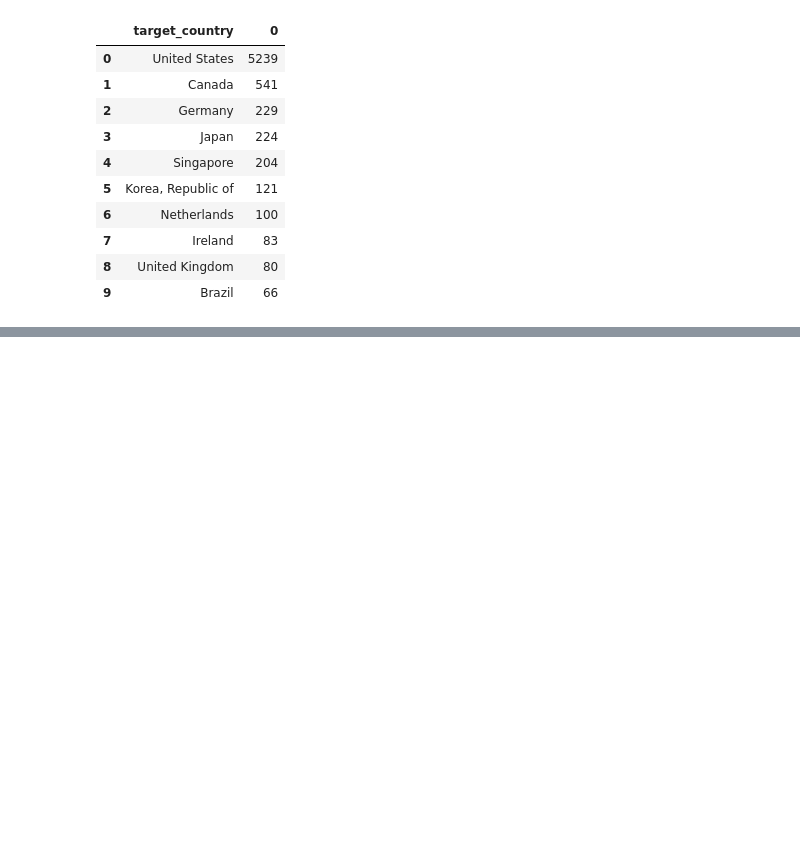
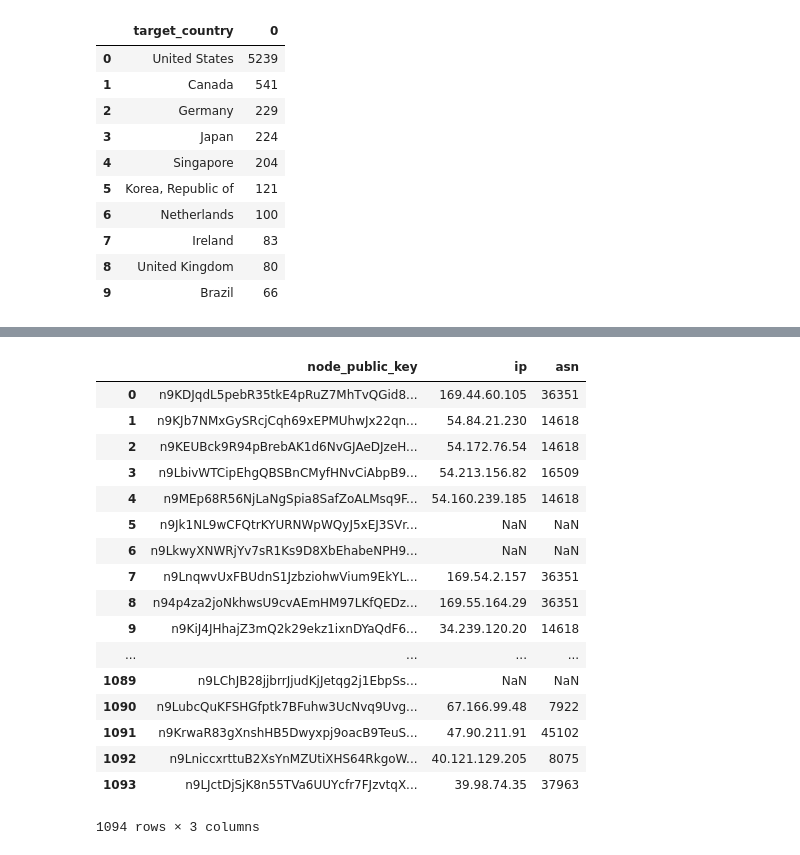
Before and after one commit to dedis/student_19_ripple-partition, a Jupyter notebook: Ripple/Topology-Exploration.ipynb, the cells around one changed output, grey strips where cells are left out. Cells and saved outputs as stored; diff of their text form; code cells hidden in the pictures; blank space fills up the shorter version.

```diff
--- a/Ripple/Topology-Exploration.ipynb
+++ b/Ripple/Topology-Exploration.ipynb
@@ -163,0 +168,11 @@ links_city.groupby('target_country').size().sort_values(ascending=False).reset_i
+# %%
+def get_as(x):
+    try:
+        obj = IPWhois(x)
+        result = obj.lookup_whois()
+        return  result['asn']
+    except:
+        print('ERROR with ' + str(x))
+        return np.nan
+# %%
+nodes['asn'] = nodes['ip'].apply(lambda x: get_as(x))
@@ -163,0 +197,21 @@ links_city.groupby('target_country').size().sort_values(ascending=False).reset_i
+# %%
+nodes[['node_public_key','ip','asn']]
+# %% [output]
+|  | node_public_key | ip | asn |
+| 0 | n9KDJqdL5pebR35tkE4pRuZ7MhTvQGid8... | 169.44.60.105 | 36351 |
+| 1 | n9KJb7NMxGySRcjCqh69xEPMUhwJx22qn... | 54.84.21.230 | 14618 |
+| 2 | n9KEUBck9R94pBrebAK1d6NvGJAeDJzeH... | 54.172.76.54 | 14618 |
+| 3 | n9LbivWTCipEhgQBSBnCMyfHNvCiAbpB9... | 54.213.156.82 | 16509 |
+| 4 | n9MEp68R56NjLaNgSpia8SafZoALMsq9F... | 54.160.239.185 | 14618 |
+| 5 | n9Jk1NL9wCFQtrKYURNWpWQyJ5xEJ3SVr... | NaN | NaN |
+| 6 | n9LkwyXNWRjYv7sR1Ks9D8XbEhabeNPH9... | NaN | NaN |
+| 7 | n9LnqwvUxFBUdnS1JzbziohwVium9EkYL... | 169.54.2.157 | 36351 |
+| 8 | n94p4za2joNkhwsU9cvAEmHM97LKfQEDz... | 169.55.164.29 | 36351 |
+| 9 | n9KiJ4JHhajZ3mQ2k29ekz1ixnDYaQdF6... | 34.239.120.20 | 14618 |
+| ... | ... | ... | ... |
+| 1089 | n9LChJB28jjbrrJjudKjJetqg2j1EbpSs... | NaN | NaN |
+| 1090 | n9LubcQuKFSHGfptk7BFuhw3UcNvq9Uvg... | 67.166.99.48 | 7922 |
+| 1091 | n9KrwaR83gXnshHB5Dwyxpj9oacB9TeuS... | 47.90.211.91 | 45102 |
+| 1092 | n9LniccxrttuB2XsYnMZUtiXHS64RkgoW... | 40.121.129.205 | 8075 |
+| 1093 | n9LJctDjSjK8n55TVa6UUYcfr7FJzvtqX... | 39.98.74.35 | 37963 |
+1094 rows × 3 columns
```
Also changed, not shown: parts of 3 cells of this notebook.
